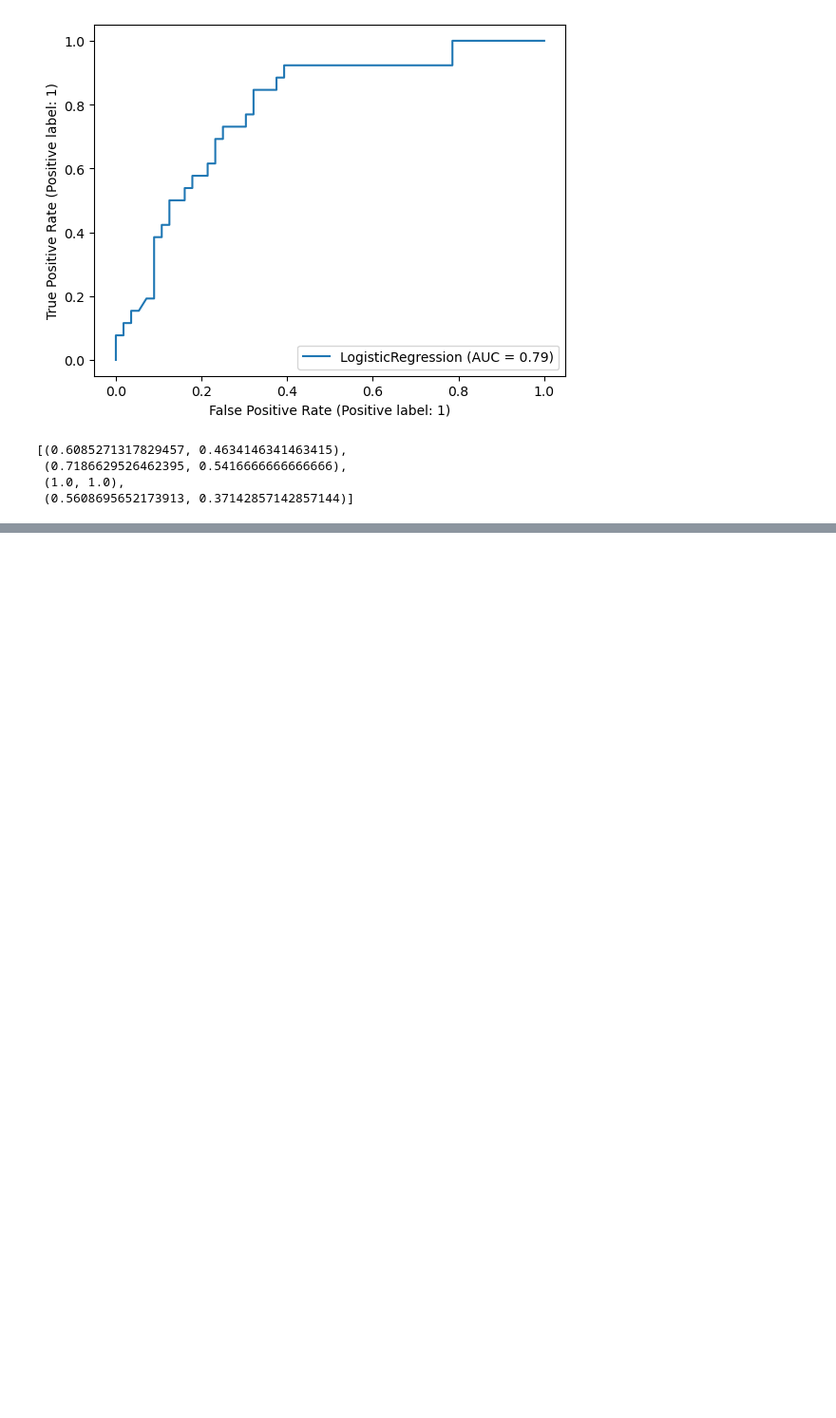
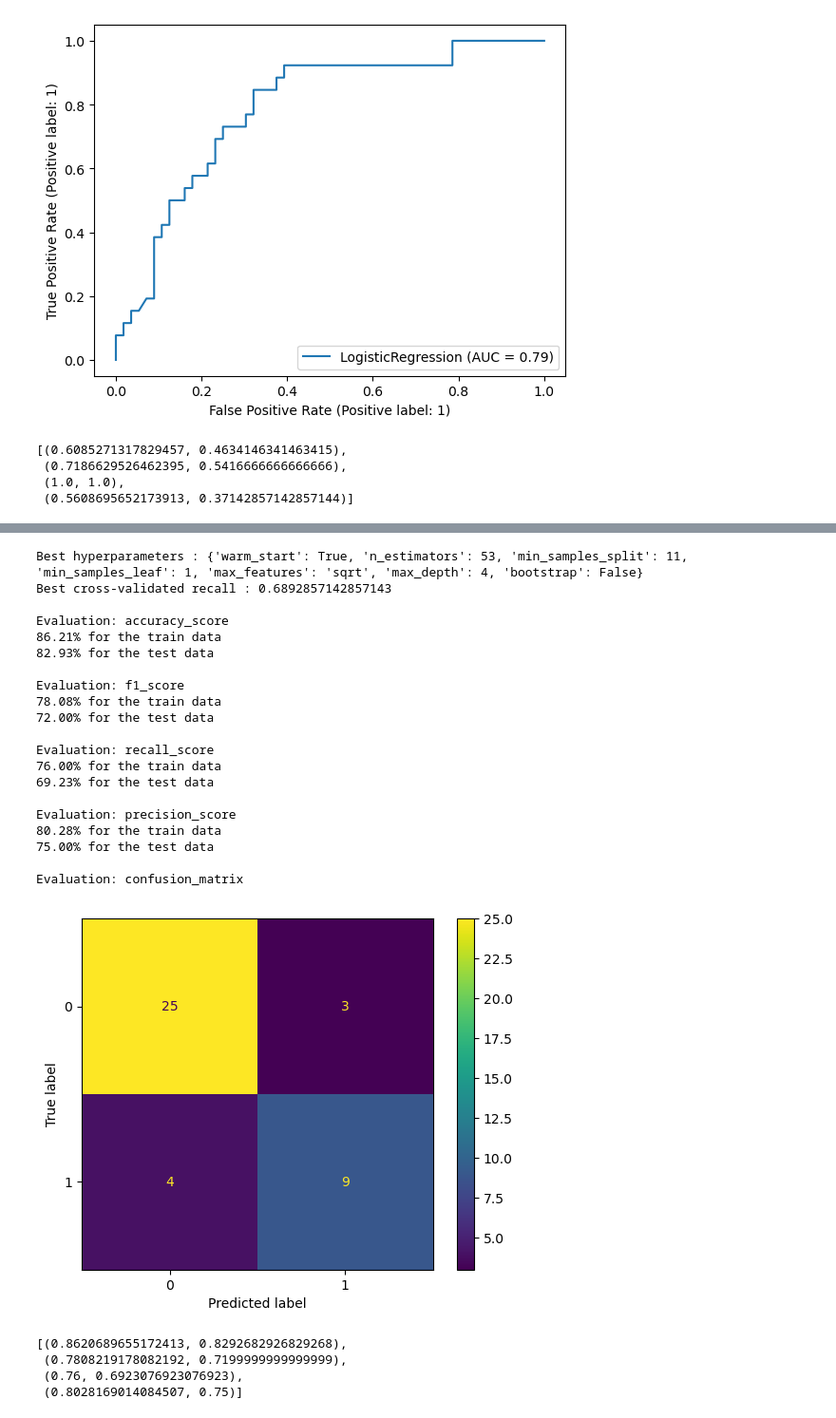
Before and after one commit to kimlindner/Type2DiabetesDetection_ML_Project, a Jupyter notebook: Fine_tuning.ipynb, the cells around one changed output, grey strips where cells are left out. Shown at 95% size. Drawn from its saved outputs; the diff is of its cells as text; code cells hidden in the pictures; blank space fills up the shorter version.

```diff
--- a/Fine_tuning.ipynb
+++ b/Fine_tuning.ipynb
@@ -255,0 +368,30 @@ Evaluation: roc
+# %%
+run_randomizedsearchCV(rfc, random_forest_grid_random, X_train, y_train, scoring='recall', ros='final', verbose=0)
+recall_best_random_model = load_model(rfc, 'recall', ros='final', search='random')
+model_eval(recall_best_random_model, X_train, X_test, y_train, y_test, confusion=True)
+# %% [output]
+Best hyperparameters : {'warm_start': True, 'n_estimators': 53, 'min_samples_split': 11, 'min_samples_leaf': 1, 'max_features': 'sqrt', 'max_depth': 4, 'bootstrap': False}
+Best cross-validated recall : 0.6892857142857143
+
+Evaluation: accuracy_score
+86.21% for the train data
+82.93% for the test data
+
+Evaluation: f1_score
+78.08% for the train data
+72.00% for the test data
+
+Evaluation: recall_score
+76.00% for the train data
+69.23% for the test data
+
+Evaluation: precision_score
+80.28% for the train data
+75.00% for the test data
+
+Evaluation: confusion_matrix
+[figure, added]
+[(0.8620689655172413, 0.8292682926829268),
+ (0.7808219178082192, 0.7199999999999999),
+ (0.76, 0.6923076923076923),
+ (0.8028169014084507, 0.75)]
```
Also changed, not shown: parts of 13 cells of this notebook, 8 other files.
